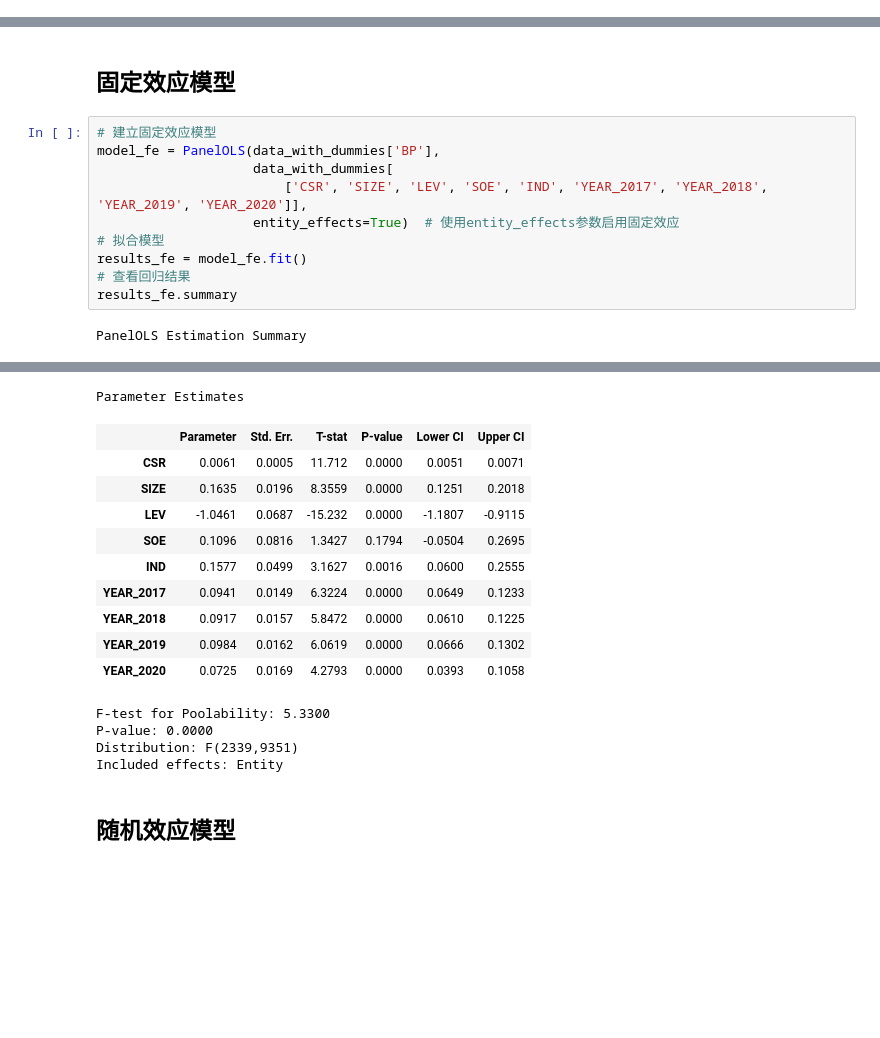
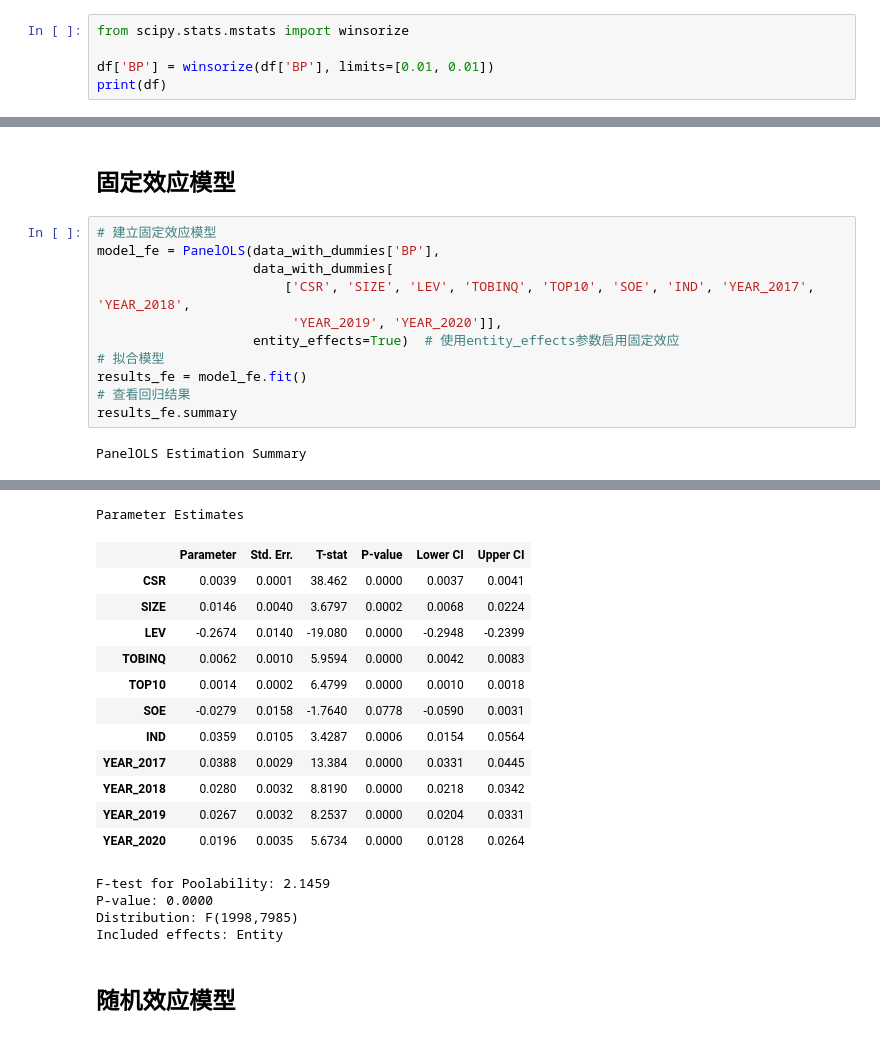
Before and after one commit to jiuwu-zzx/econometrics_homework, a Jupyter notebook: data_analysis.ipynb, the cells around one changed output, grey strips where cells are left out. Cells and saved outputs as stored; diff of their text form; blank space fills up the shorter version.

```diff
--- a/data_analysis.ipynb
+++ b/data_analysis.ipynb
@@ -30,0 +33,5 @@ memory usage: 731.4 KB
+# %%
+from scipy.stats.mstats import winsorize
+
+df['BP'] = winsorize(df['BP'], limits=[0.01, 0.01])
+print(df)
@@ -98,7 +209,8 @@ YEAR_2020  -0.250000  -0.250000  -0.250000   1.000000
 # 建立固定效应模型
 model_fe = PanelOLS(data_with_dummies['BP'],
                     data_with_dummies[
-                        ['CSR', 'SIZE', 'LEV', 'SOE', 'IND', 'YEAR_2017', 'YEAR_2018', 'YEAR_2019', 'YEAR_2020']],
+                        ['CSR', 'SIZE', 'LEV', 'TOBINQ', 'TOP10', 'SOE', 'IND', 'YEAR_2017', 'YEAR_2018',
+                         'YEAR_2019', 'YEAR_2020']],
                     entity_effects=True)  # 使用entity_effects参数启用固定效应
 # 拟合模型
 results_fe = model_fe.fit()
@@ -125,18 +237,20 @@ PanelOLS Estimation Summary
 |  |  |  |  |
 Parameter Estimates
 |  | Parameter | Std. Err. | T-stat | P-value | Lower CI | Upper CI |
-| CSR | 0.0061 | 0.0005 | 11.712 | 0.0000 | 0.0051 | 0.0071 |
-| SIZE | 0.1635 | 0.0196 | 8.3559 | 0.0000 | 0.1251 | 0.2018 |
-| LEV | -1.0461 | 0.0687 | -15.232 | 0.0000 | -1.1807 | -0.9115 |
-| SOE | 0.1096 | 0.0816 | 1.3427 | 0.1794 | -0.0504 | 0.2695 |
-| IND | 0.1577 | 0.0499 | 3.1627 | 0.0016 | 0.0600 | 0.2555 |
-| YEAR_2017 | 0.0941 | 0.0149 | 6.3224 | 0.0000 | 0.0649 | 0.1233 |
-| YEAR_2018 | 0.0917 | 0.0157 | 5.8472 | 0.0000 | 0.0610 | 0.1225 |
-| YEAR_2019 | 0.0984 | 0.0162 | 6.0619 | 0.0000 | 0.0666 | 0.1302 |
-| YEAR_2020 | 0.0725 | 0.0169 | 4.2793 | 0.0000 | 0.0393 | 0.1058 |
+| CSR | 0.0039 | 0.0001 | 38.462 | 0.0000 | 0.0037 | 0.0041 |
+| SIZE | 0.0146 | 0.0040 | 3.6797 | 0.0002 | 0.0068 | 0.0224 |
+| LEV | -0.2674 | 0.0140 | -19.080 | 0.0000 | -0.2948 | -0.2399 |
+| TOBINQ | 0.0062 | 0.0010 | 5.9594 | 0.0000 | 0.0042 | 0.0083 |
+| TOP10 | 0.0014 | 0.0002 | 6.4799 | 0.0000 | 0.0010 | 0.0018 |
+| SOE | -0.0279 | 0.0158 | -1.7640 | 0.0778 | -0.0590 | 0.0031 |
+| IND | 0.0359 | 0.0105 | 3.4287 | 0.0006 | 0.0154 | 0.0564 |
+| YEAR_2017 | 0.0388 | 0.0029 | 13.384 | 0.0000 | 0.0331 | 0.0445 |
+| YEAR_2018 | 0.0280 | 0.0032 | 8.8190 | 0.0000 | 0.0218 | 0.0342 |
+| YEAR_2019 | 0.0267 | 0.0032 | 8.2537 | 0.0000 | 0.0204 | 0.0331 |
+| YEAR_2020 | 0.0196 | 0.0035 | 5.6734 | 0.0000 | 0.0128 | 0.0264 |
-F-test for Poolability: 5.3300
+F-test for Poolability: 2.1459
 P-value: 0.0000
-Distribution: F(2339,9351)
+Distribution: F(1998,7985)
 Included effects: Entity
 # %% [markdown]
 ## 随机效应模型
```
Also changed, not shown: parts of 12 cells of this notebook, 31 other files.
